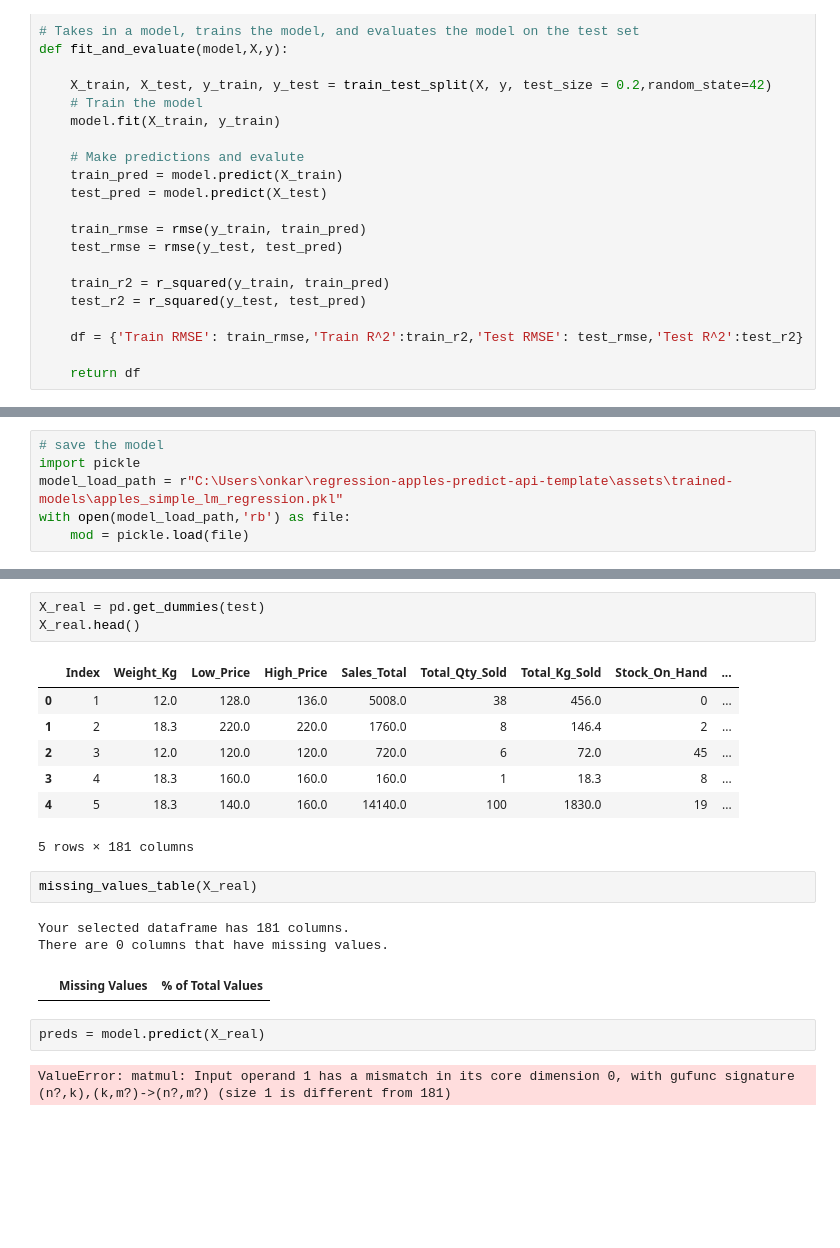
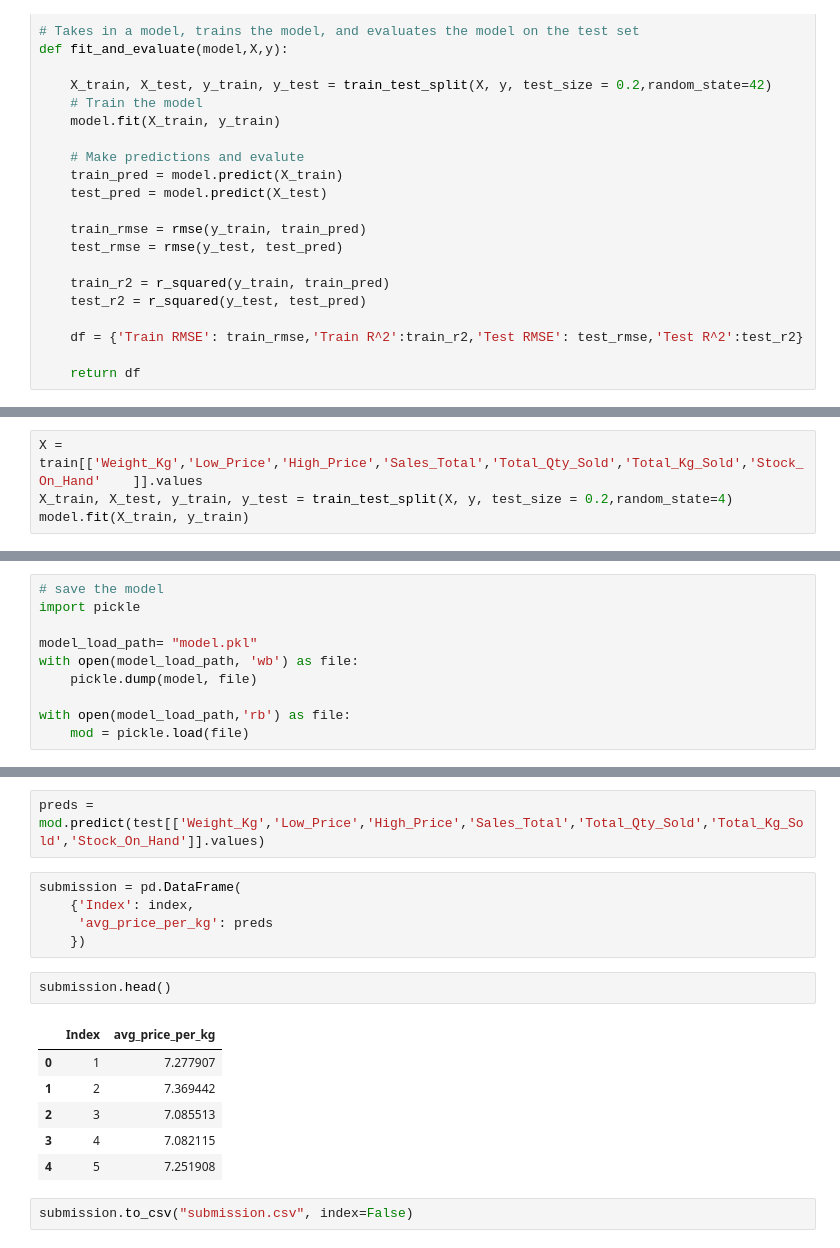
Before and after one commit to onkarabiletshele/-Regression_AM6_DSFT, a Jupyter notebook: Notebooks/EDSA-Apple-Price-Challenge-EDA.ipynb, the cells around one changed output, grey strips where cells are left out. Saved outputs shown, nothing was run; the diff lists cells and outputs as text; blank space fills up the shorter version.

Commit message:
Added base model

```diff
--- a/Notebooks/EDSA-Apple-Price-Challenge-EDA.ipynb
+++ b/Notebooks/EDSA-Apple-Price-Challenge-EDA.ipynb
@@ -445,0 +368,4 @@ fit_and_evaluate(model,X,y)
+# %%
+X = train[['Weight_Kg','Low_Price','High_Price','Sales_Total','Total_Qty_Sold','Total_Kg_Sold','Stock_On_Hand'	]].values
+X_train, X_test, y_train, y_test = train_test_split(X, y, test_size = 0.2,random_state=4)
+model.fit(X_train, y_train)
@@ -446,7 +374,11 @@ fit_and_evaluate(model,X,y)
 # %%
 # save the model
 import pickle
-model_load_path = r"C:\Users\onkar\regression-apples-predict-api-template\assets\trained-models\apples_simple_lm_regression.pkl"
+
+model_load_path= "model.pkl"
+with open(model_load_path, 'wb') as file:
+    pickle.dump(model, file)
+
 with open(model_load_path,'rb') as file:
     mod = pickle.load(file)
 # %%
@@ -456,21 +388,18 @@ df.shape,test.shape
-# %%
-X_real = pd.get_dummies(test)
-X_real.head()
-# %% [output]
-|  | Index | Weight_Kg | Low_Price | High_Price | Sales_Total | Total_Qty_Sold | Total_Kg_Sold | Stock_On_Hand | ... |
-| 0 | 1 | 12.0 | 128.0 | 136.0 | 5008.0 | 38 | 456.0 | 0 | ... |
-| 1 | 2 | 18.3 | 220.0 | 220.0 | 1760.0 | 8 | 146.4 | 2 | ... |
-| 2 | 3 | 12.0 | 120.0 | 120.0 | 720.0 | 6 | 72.0 | 45 | ... |
-| 3 | 4 | 18.3 | 160.0 | 160.0 | 160.0 | 1 | 18.3 | 8 | ... |
-| 4 | 5 | 18.3 | 140.0 | 160.0 | 14140.0 | 100 | 1830.0 | 19 | ... |
-5 rows × 181 columns
-# %%
-missing_values_table(X_real)
-# %% [output]
-Your selected dataframe has 181 columns.
-There are 0 columns that have missing values.
-|  | Missing Values | % of Total Values |
-# %%
-preds = model.predict(X_real)
-# %% [output]
-ValueError: matmul: Input operand 1 has a mismatch in its core dimension 0, with gufunc signature (n?,k),(k,m?)->(n?,m?) (size 1 is different from 181)
+# %%
+preds = mod.predict(test[['Weight_Kg','Low_Price','High_Price','Sales_Total','Total_Qty_Sold','Total_Kg_Sold','Stock_On_Hand']].values)
+# %%
+submission = pd.DataFrame(
+    {'Index': index,
+     'avg_price_per_kg': preds
+    })
+# %%
+submission.head()
+# %% [output]
+|  | Index | avg_price_per_kg |
+| 0 | 1 | 7.277907 |
+| 1 | 2 | 7.369442 |
+| 2 | 3 | 7.085513 |
+| 3 | 4 | 7.082115 |
+| 4 | 5 | 7.251908 |
+# %%
+submission.to_csv("submission.csv", index=False)
```
Also changed, not shown: parts of 30 cells of this notebook, 3 other files.
